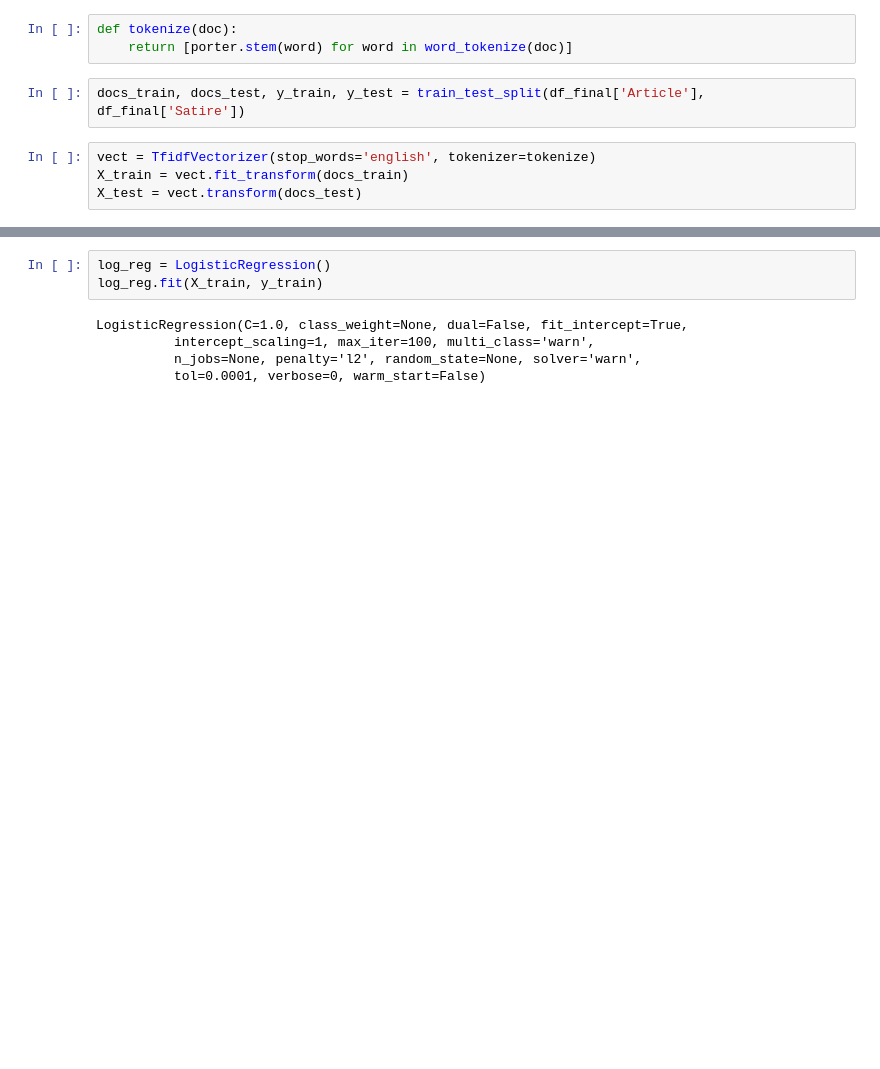
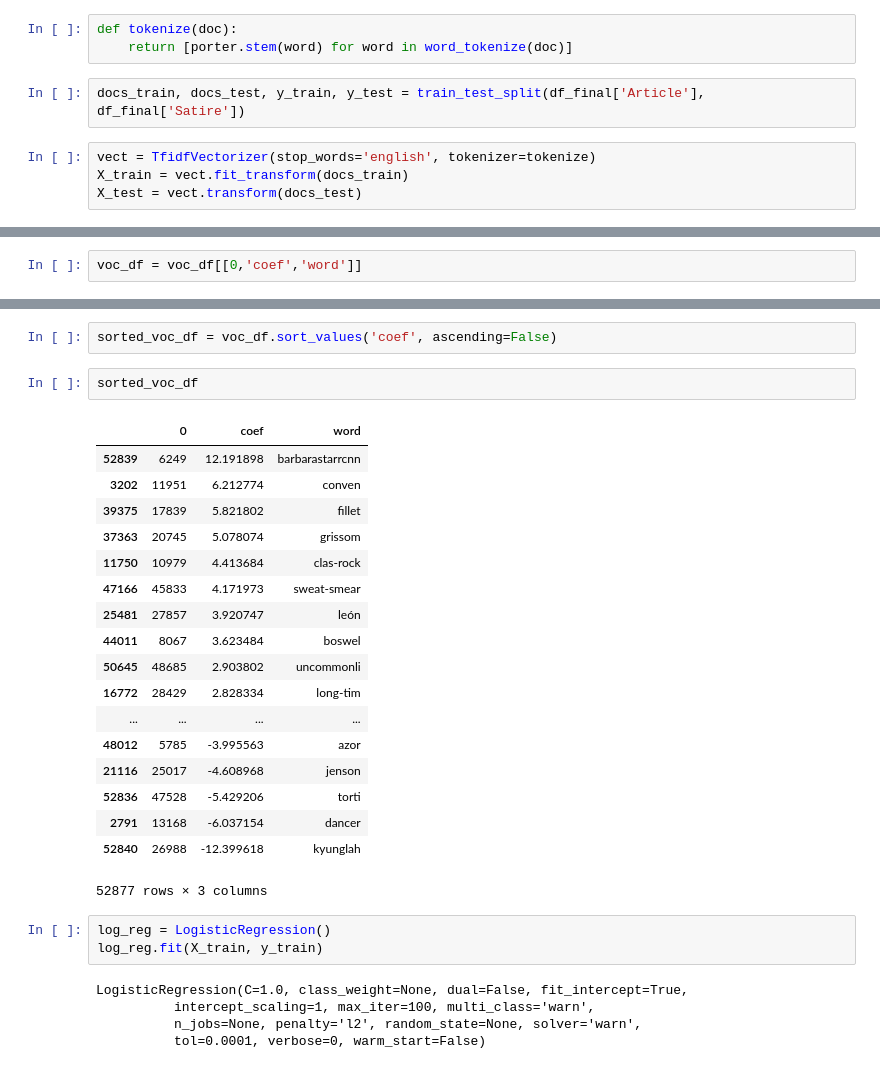
Before and after one commit to johncpolitte/News_or_Satire, a Jupyter notebook: build_full_df.ipynb, the cells around one changed output, grey strips where cells are left out. Cells and saved outputs as stored; diff of their text form; blank space fills up the shorter version.

```diff
--- a/build_full_df.ipynb
+++ b/build_full_df.ipynb
@@ -235,0 +359,2 @@ X_test = vect.transform(docs_test)
+# %%
+voc_df = voc_df[[0,'coef','word']]
@@ -236,3 +365,26 @@ X_test = vect.transform(docs_test)
+# %%
+sorted_voc_df = voc_df.sort_values('coef', ascending=False)
+# %%
+sorted_voc_df
+# %% [output]
+|  | 0 | coef | word |
+| 52839 | 6249 | 12.191898 | barbarastarrcnn |
+| 3202 | 11951 | 6.212774 | conven |
+| 39375 | 17839 | 5.821802 | fillet |
+| 37363 | 20745 | 5.078074 | grissom |
+| 11750 | 10979 | 4.413684 | clas-rock |
+| 47166 | 45833 | 4.171973 | sweat-smear |
+| 25481 | 27857 | 3.920747 | león |
+| 44011 | 8067 | 3.623484 | boswel |
+| 50645 | 48685 | 2.903802 | uncommonli |
+| 16772 | 28429 | 2.828334 | long-tim |
+| ... | ... | ... | ... |
+| 48012 | 5785 | -3.995563 | azor |
+| 21116 | 25017 | -4.608968 | jenson |
+| 52836 | 47528 | -5.429206 | torti |
+| 2791 | 13168 | -6.037154 | dancer |
+| 52840 | 26988 | -12.399618 | kyunglah |
+52877 rows × 3 columns
 # %%
 log_reg = LogisticRegression()
 log_reg.fit(X_train, y_train)
```
Also changed, not shown: parts of 24 cells of this notebook.
